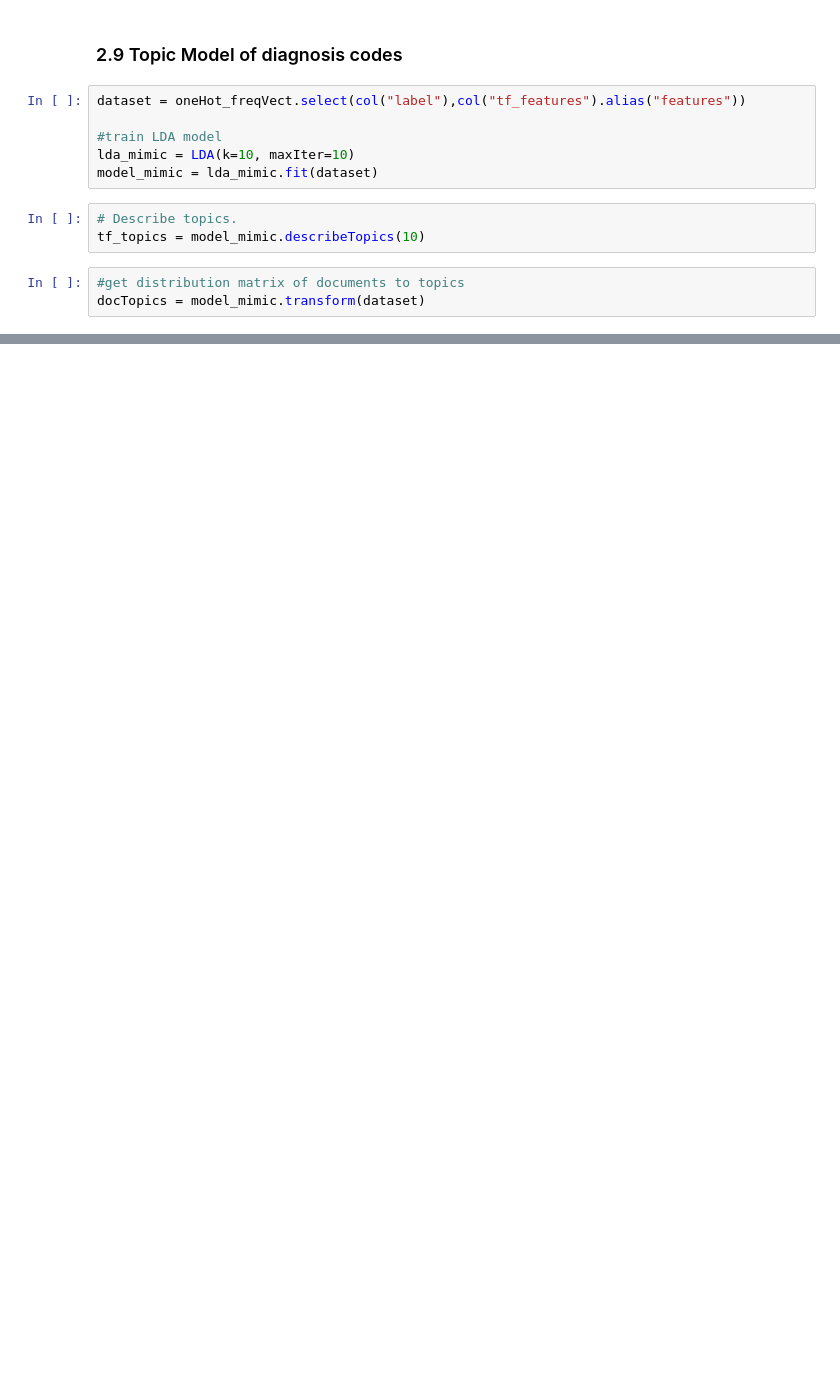
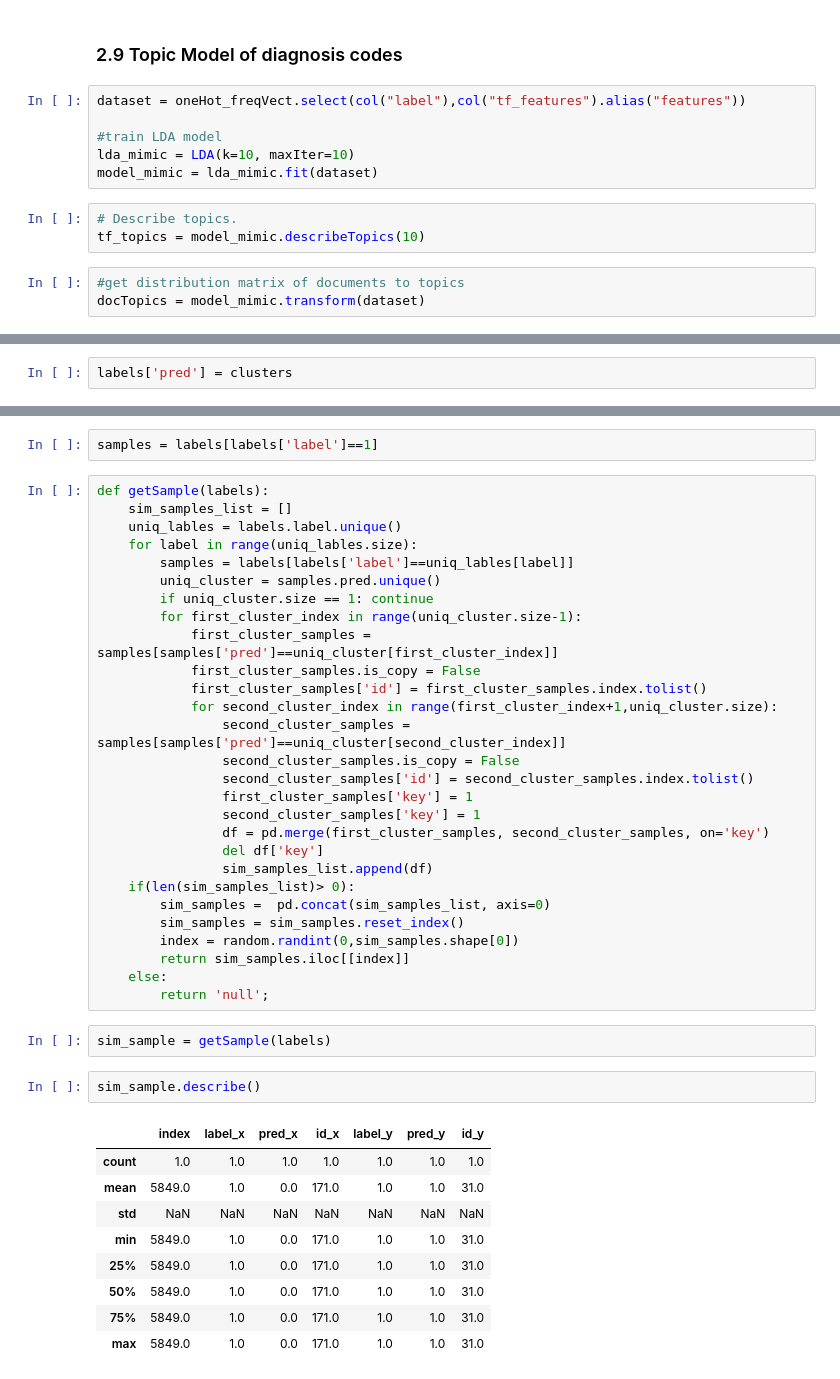
Before and after one commit to Xueping/Healthcare_Analytics, a Jupyter notebook: Spark_Clustering_Metric_Learning.ipynb, the cells around one changed output, grey strips where cells are left out. Cells and saved outputs as stored; diff of their text form; blank space fills up the shorter version.

```diff
--- a/Spark_Clustering_Metric_Learning.ipynb
+++ b/Spark_Clustering_Metric_Learning.ipynb
@@ -219,0 +275,2 @@ only showing top 20 rows
+# %%
+labels['pred'] = clusters
@@ -219,0 +289,44 @@ only showing top 20 rows
+# %%
+samples = labels[labels['label']==1]
+# %%
+def getSample(labels):
+    sim_samples_list = []
+    uniq_lables = labels.label.unique()
+    for label in range(uniq_lables.size):
+        samples = labels[labels['label']==uniq_lables[label]]
+        uniq_cluster = samples.pred.unique()
+        if uniq_cluster.size == 1: continue
+        for first_cluster_index in range(uniq_cluster.size-1):
+            first_cluster_samples = samples[samples['pred']==uniq_cluster[first_cluster_index]]
+            first_cluster_samples.is_copy = False
+            first_cluster_samples['id'] = first_cluster_samples.index.tolist()
+            for second_cluster_index in range(first_cluster_index+1,uniq_cluster.size):
+                second_cluster_samples = samples[samples['pred']==uniq_cluster[second_cluster_index]]
+                second_cluster_samples.is_copy = False
+                second_cluster_samples['id'] = second_cluster_samples.index.tolist()
+                first_cluster_samples['key'] = 1
+                second_cluster_samples['key'] = 1
+                df = pd.merge(first_cluster_samples, second_cluster_samples, on='key')
+                del df['key']
+                sim_samples_list.append(df)
+    if(len(sim_samples_list)> 0):
+        sim_samples =  pd.concat(sim_samples_list, axis=0)
+        sim_samples = sim_samples.reset_index()
+        index = random.randint(0,sim_samples.shape[0])
+        return sim_samples.iloc[[index]]
+    else:
+        return 'null';
+# %%
+sim_sample = getSample(labels)
+# %%
+sim_sample.describe()
+# %% [output]
+|  | index | label_x | pred_x | id_x | label_y | pred_y | id_y |
+| count | 1.0 | 1.0 | 1.0 | 1.0 | 1.0 | 1.0 | 1.0 |
+| mean | 5849.0 | 1.0 | 0.0 | 171.0 | 1.0 | 1.0 | 31.0 |
+| std | NaN | NaN | NaN | NaN | NaN | NaN | NaN |
+| min | 5849.0 | 1.0 | 0.0 | 171.0 | 1.0 | 1.0 | 31.0 |
+| 25% | 5849.0 | 1.0 | 0.0 | 171.0 | 1.0 | 1.0 | 31.0 |
+| 50% | 5849.0 | 1.0 | 0.0 | 171.0 | 1.0 | 1.0 | 31.0 |
+| 75% | 5849.0 | 1.0 | 0.0 | 171.0 | 1.0 | 1.0 | 31.0 |
+| max | 5849.0 | 1.0 | 0.0 | 171.0 | 1.0 | 1.0 | 31.0 |
```
Also changed, not shown: parts of 21 cells of this notebook, 2 other files.
